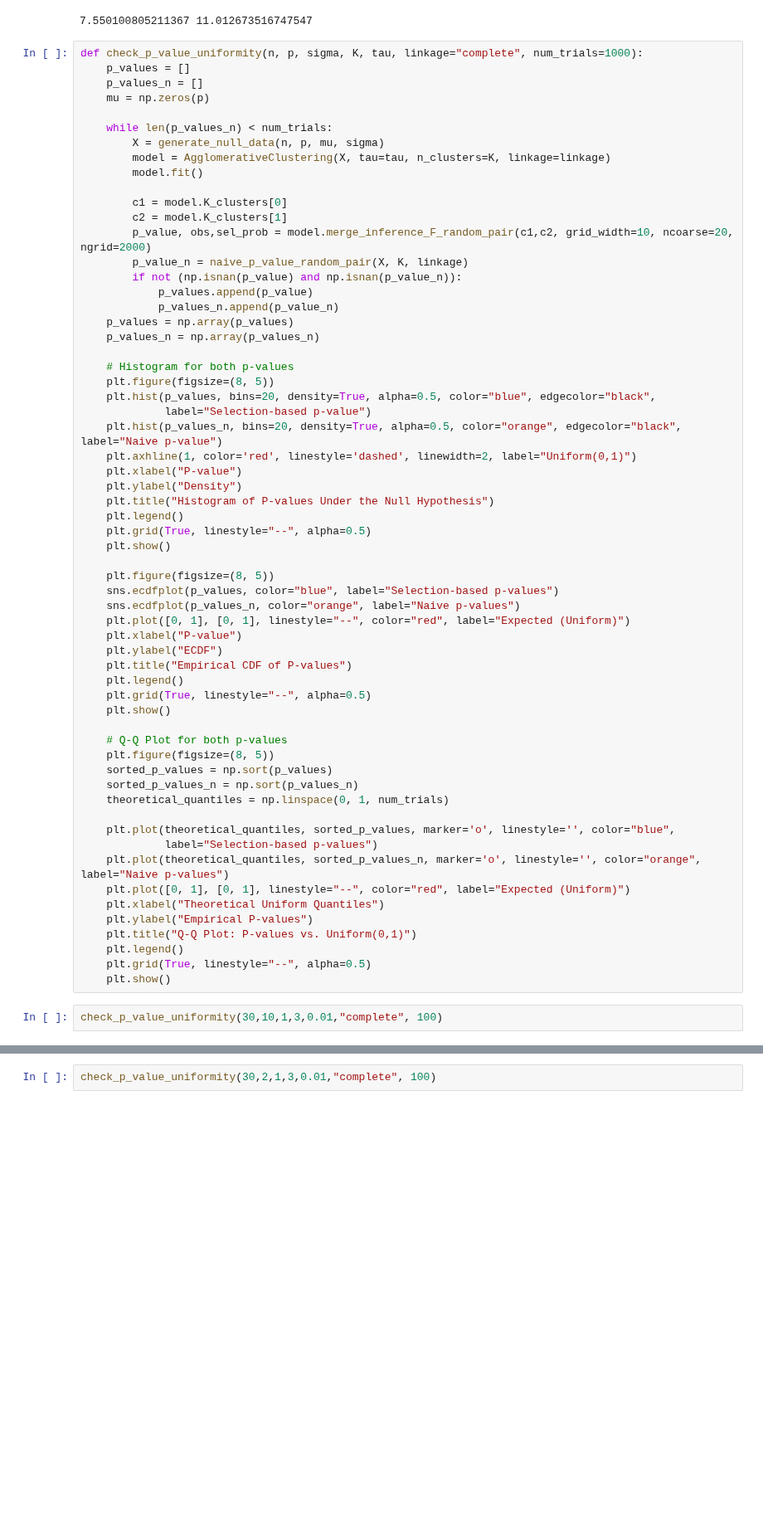
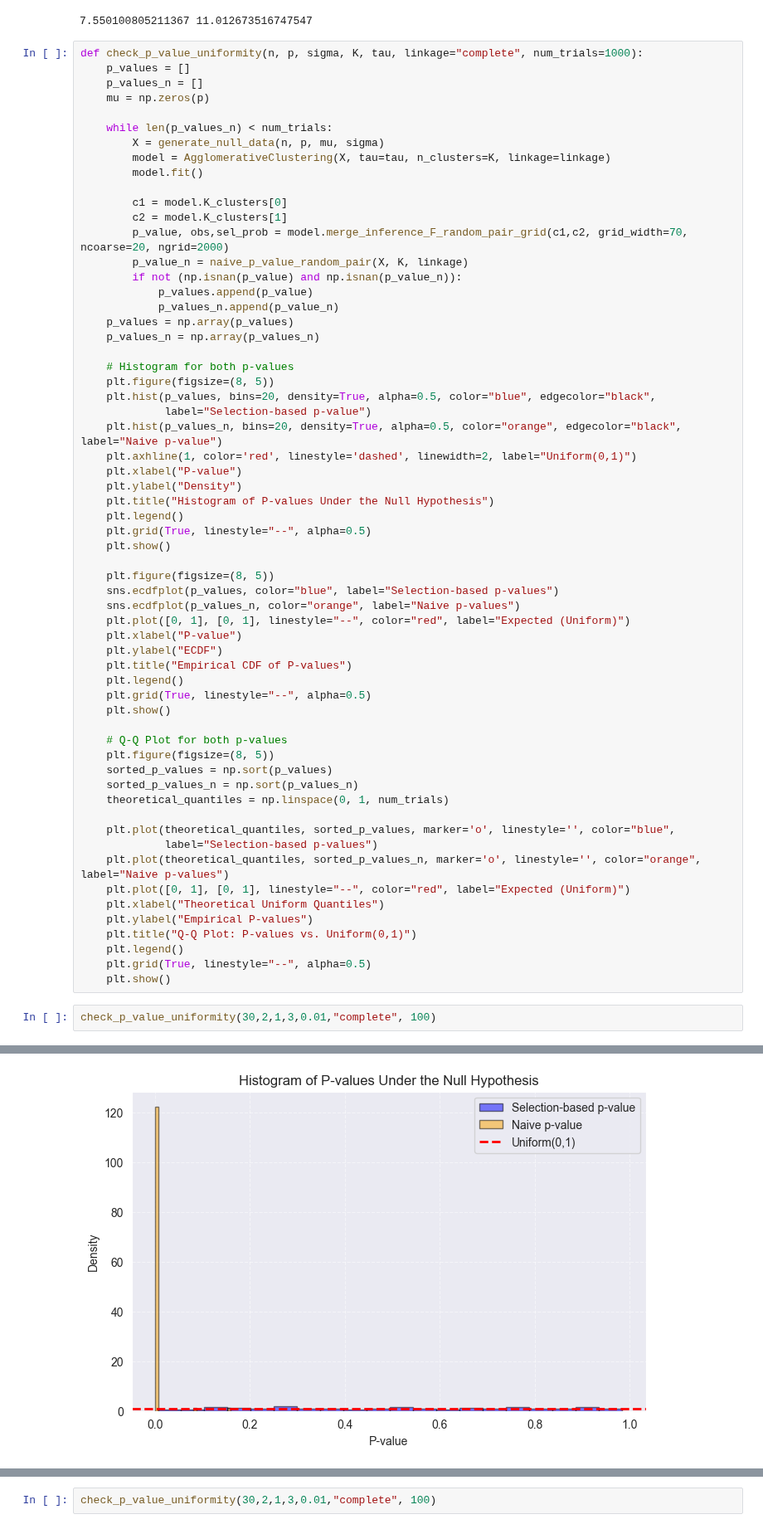
Before and after one commit to judywu4800/SI_HierarchicalClustering, a Jupyter notebook: test.ipynb, the cells around one changed output, grey strips where cells are left out. Shown at 83% size. Saved outputs shown, nothing was run; the diff lists cells and outputs as text; blank space fills up the shorter version.

```diff
--- a/test.ipynb
+++ b/test.ipynb
@@ -98,7 +154,7 @@ def check_p_value_uniformity(n, p, sigma, K, tau, linkage="complete", num_trials
 
         c1 = model.K_clusters[0]
         c2 = model.K_clusters[1]
-        p_value, obs,sel_prob = model.merge_inference_F_random_pair(c1,c2, grid_width=10, ncoarse=20, ngrid=2000)
+        p_value, obs,sel_prob = model.merge_inference_F_random_pair_grid(c1,c2, grid_width=70, ncoarse=20, ngrid=2000)
         p_value_n = naive_p_value_random_pair(X, K, linkage)
         if not (np.isnan(p_value) and np.isnan(p_value_n)):
             p_values.append(p_value)
@@ -147,4 +203,5 @@ def check_p_value_uniformity(n, p, sigma, K, tau, linkage="complete", num_trials
     plt.grid(True, linestyle="--", alpha=0.5)
     plt.show()
 # %%
-check_p_value_uniformity(30,10,1,3,0.01,"complete", 100)
+check_p_value_uniformity(30,2,1,3,0.01,"complete", 100)
+# %% [output]
@@ -150,0 +225 @@ check_p_value_uniformity(30,10,1,3,0.01,"complete", 100)
+[figure, added]
```
Also changed, not shown: parts of 4 cells of this notebook, 4 other files.
